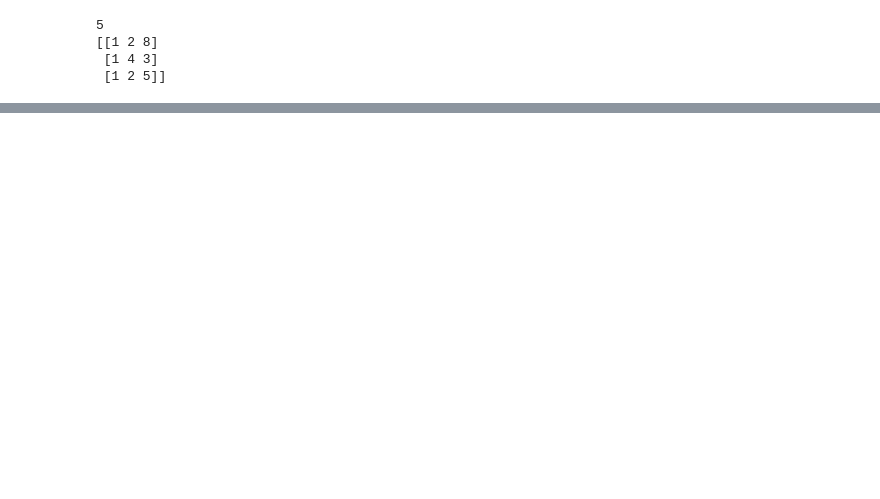
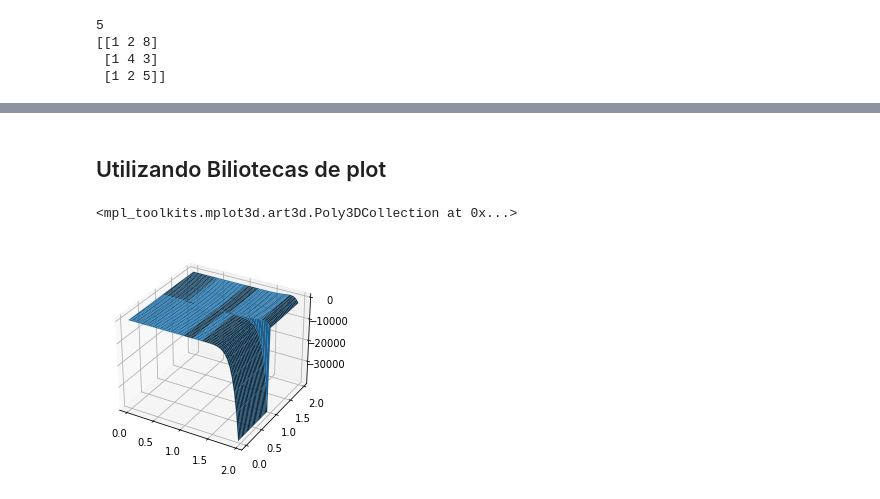
Before and after one commit to victorh1705/spline-bicubica-python, a Jupyter notebook: 0.1-relembrando_o_algoritmo.ipynb, the cells around one changed output, grey strips where cells are left out. Cells and saved outputs as stored; diff of their text form; code cells hidden in the pictures; blank space fills up the shorter version.

Commit message:
plot

```diff
--- a/0.1-relembrando_o_algoritmo.ipynb
+++ b/0.1-relembrando_o_algoritmo.ipynb
@@ -447,0 +434,2 @@ result.shape
+# %%
+matriz2, b2 = getMatrizPolinomio(matriz)
@@ -454,3 +448,7 @@ print(np.flip(matriz, 0))
 [[1 2 8]
  [1 4 3]
  [1 2 5]]
+# %%
+
+X = np.linalg.solve(matriz2, b2)
+X
@@ -456,0 +502,18 @@ print(np.flip(matriz, 0))
+# %%
+def getValor2(x,y):
+    linha, coluna = math.floor(x),math.floor(y)
+
+    index_inicial = 16 * ((linhas - 1) * coluna + linha)
+    return polynomial.polynomial.polyval2d(x,y,X[range(index_inicial, index_inicial + 16)])
+# %%
+tamanho_bloco = 50
+
+eixo_x = np.arange(0, 2, (2/tamanho_bloco))
+eixo_y = np.arange(0, 2, (2/tamanho_bloco))
+
+xx, yy = np.meshgrid(eixo_x, eixo_y)
+pontos = np.c_[xx.ravel(), yy.ravel()]
+
+plot2 = [ getValor2(x,y) for x,y in pontos]
+plot2 = np.array(plot2)
+plot2 = np.reshape(plot2, (-1, tamanho_bloco))
@@ -456,0 +525,2 @@ print(np.flip(matriz, 0))
+# %% [markdown]
+## Utilizando Biliotecas de plot
@@ -456,0 +530,6 @@ print(np.flip(matriz, 0))
+# %%
+ax = plt.axes(projection='3d')
+ax.plot_surface(X=xx, Y=yy, Z=plot2)
+# %% [output]
+<mpl_toolkits.mplot3d.art3d.Poly3DCollection at 0x...>
+[figure, added]
```
Also changed, not shown: parts of 49 cells of this notebook, 6 other files.
